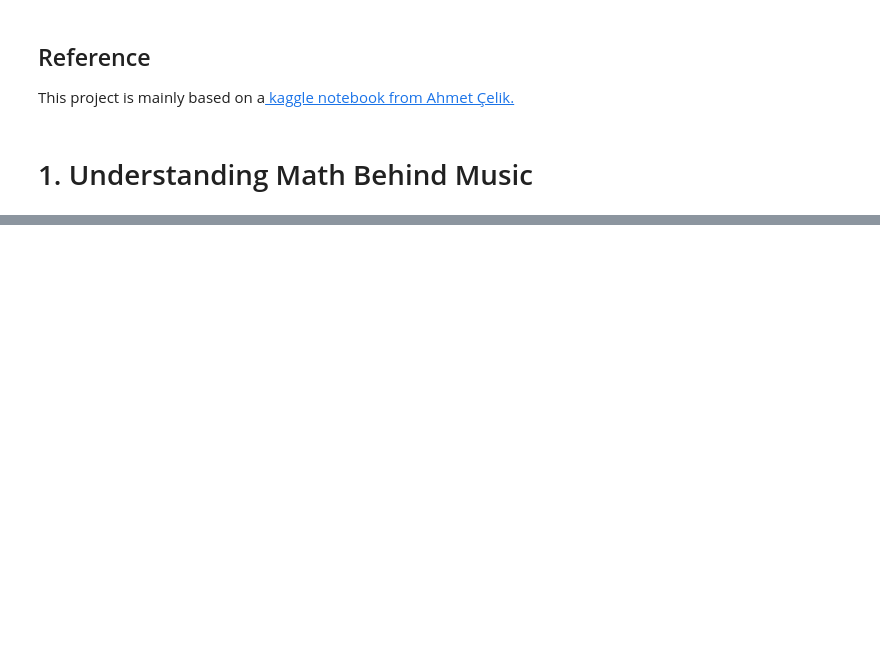
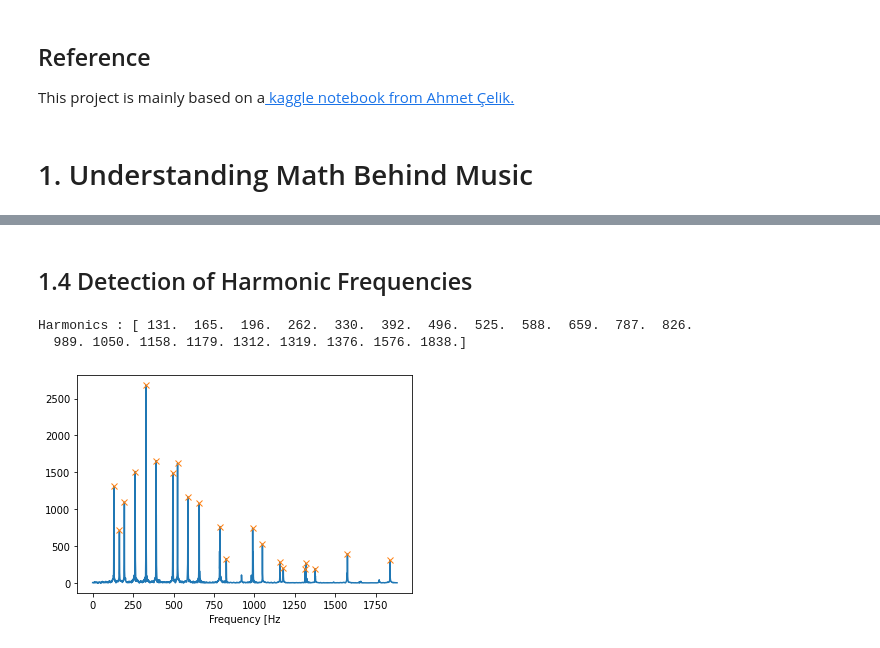
Before and after one commit to dgavieira/Chord-Recognition, a Jupyter notebook: Chord_Recognition.ipynb, the cells around one changed output, grey strips where cells are left out. Drawn from its saved outputs; the diff is of its cells as text; code cells hidden in the pictures; blank space fills up the shorter version.

```diff
--- a/Chord_Recognition.ipynb
+++ b/Chord_Recognition.ipynb
@@ -60,0 +217,23 @@ from scipy.signal import spectrogram, find_peaks
+# %% [markdown]
+## 1.4 Detection of Harmonic Frequencies
+# %%
+# h: height threshold. I defined as %4 of max value
+h = signal_f_onesided.max()*0.05
+peaks, _ = find_peaks(signal_f_onesided, distance=10, height = h)
+
+freq_50_index = np.abs(y_freq - 50).argmin() # finding index for 50 Hz
+
+peaks = peaks[peaks>freq_50_index]
+harmonics = y_freq[peaks]
+print("Harmonics : {}".format(np.round(harmonics)))
+
+# Plot
+i = peaks.max() + 100
+plt.plot(y_freq[:i], signal_f_onesided[:i])
+plt.plot(y_freq[peaks], signal_f_onesided[peaks], "x")
+plt.xlabel("Frequency [Hz")
+plt.show()
+# %% [output]
+Harmonics : [ 131.  165.  196.  262.  330.  392.  496.  525.  588.  659.  787.  826.
+  989. 1050. 1158. 1179. 1312. 1319. 1376. 1576. 1838.]
+[figure, added]
```
Also changed, not shown: parts of 39 cells of this notebook.
